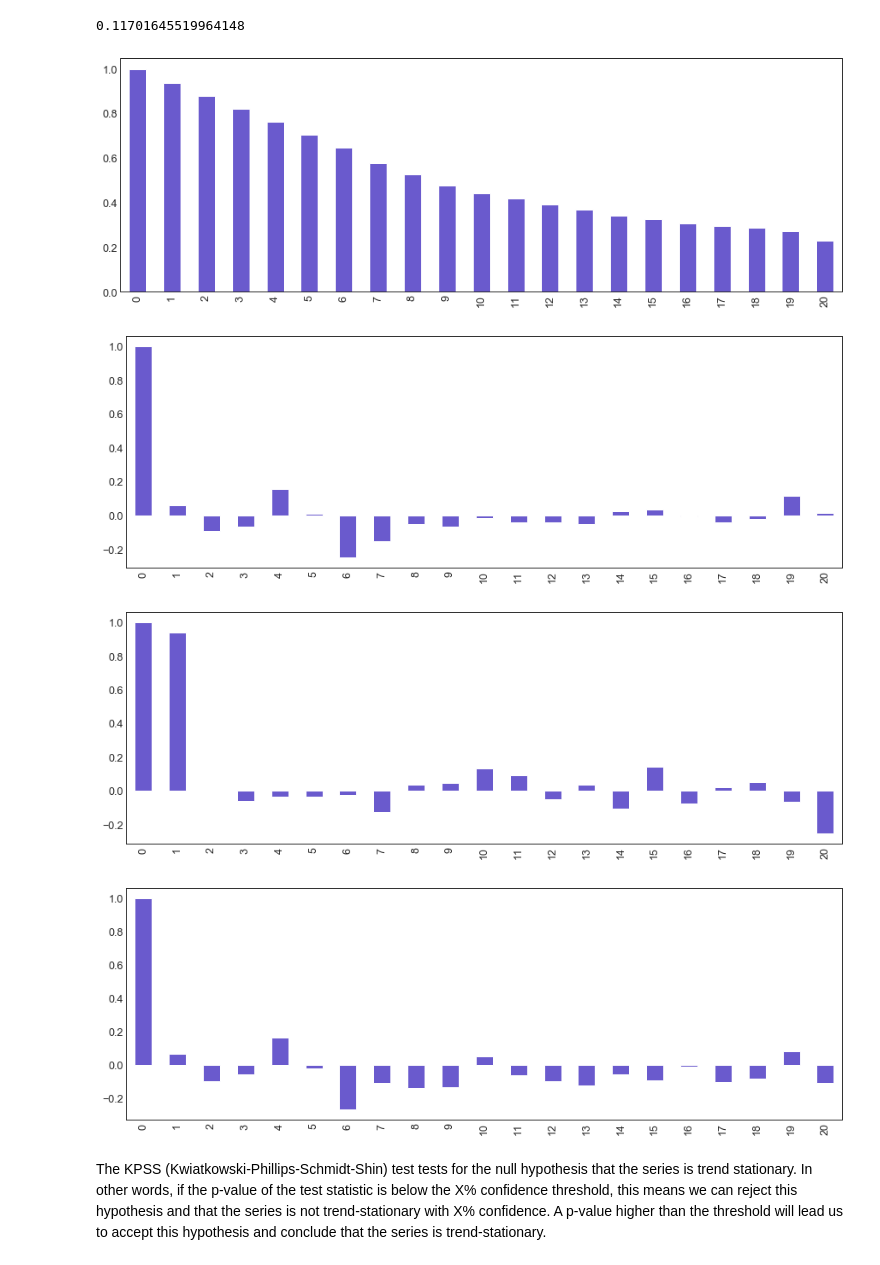
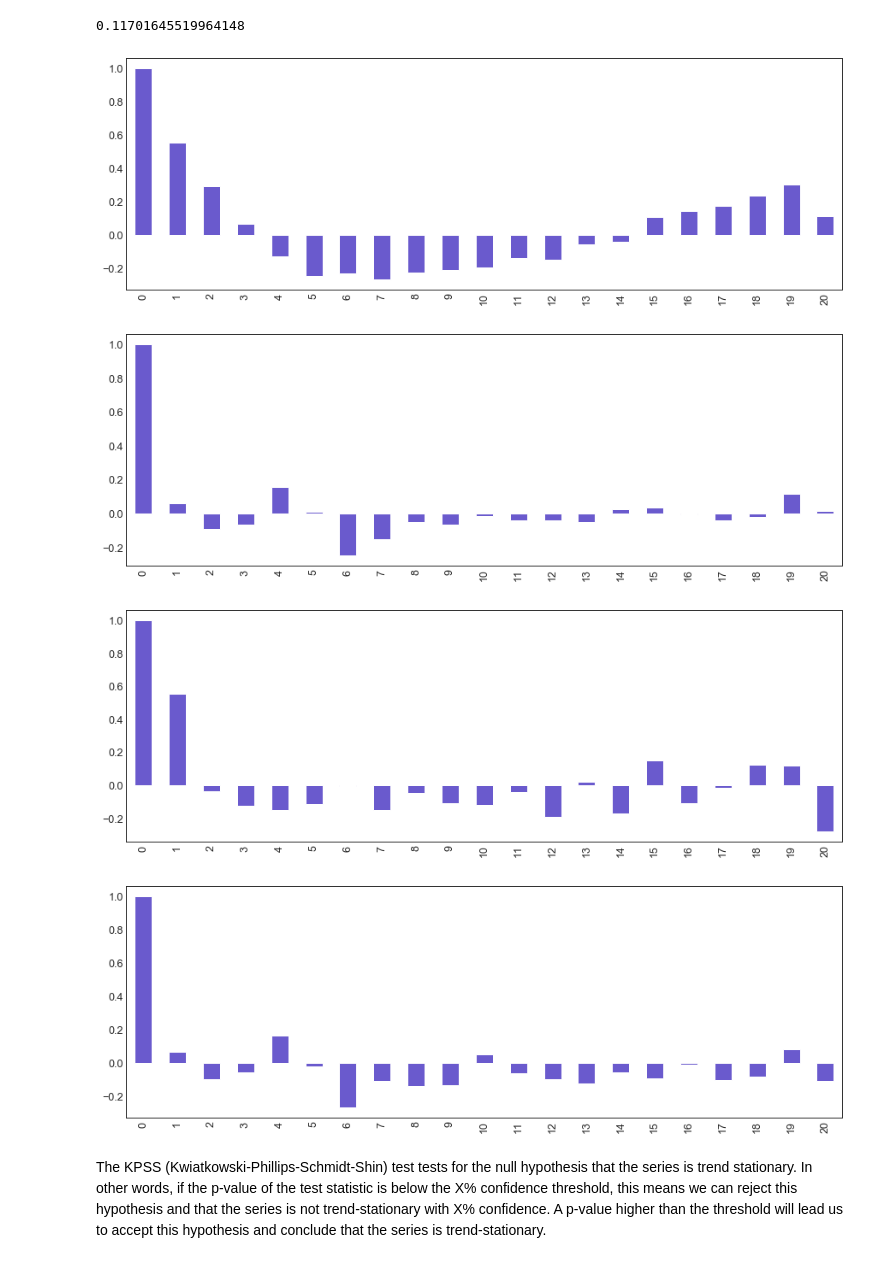
Before and after one commit to velmavasquez/Natural-Gas-Project, a Jupyter notebook: notebooks/Wilson-Time Series.ipynb, the cells around one changed output. Saved outputs shown, nothing was run; the diff lists cells and outputs as text; code cells hidden in the pictures.

```diff
--- a/notebooks/Wilson-Time Series.ipynb
+++ b/notebooks/Wilson-Time Series.ipynb
@@ -315,21 +321,23 @@ model_Exp_RMSE
 # %%
 df_hh["Log HH Price Upd Diff"] = df_HH["Log HH Price Upd"] - df_HH["Log HH Price Upd Shift 1"]
 
-ts = df_HH["Log HH Price Upd"]
+#ts = df_HH["Log HH Price Upd"]
+ts = residual
+ts = ts.dropna()
 ts_diff = df_hh["Log HH Price Upd Diff"]
 ts_diff.dropna(inplace = True)
 
 log_acf = acf(ts,nlags=20)
 ACF_log = pd.Series(log_acf)
 ACF_log.plot(kind = "bar",color="Slateblue")
 plt.show()
 
 lag_log_acf = acf(ts_diff, nlags=20)
 ACF_lag_log = pd.Series(lag_log_acf)
 ACF_lag_log.plot(kind = "bar",color="Slateblue")
 plt.show()
 # %% [output]
-[figure, old version]
+[figure, new version]
 [figure]
 # %%
 log_pacf = pacf(ts,nlags=20, method='ols')
@@ -342,7 +350,7 @@ PACF_lag_log = pd.Series(lag_log_pacf)
 PACF_lag_log.plot(kind = "bar",color="Slateblue")
 plt.show()
 # %% [output]
-[figure, old version]
+[figure, new version]
 [figure]
 # %% [markdown]
 The KPSS (Kwiatkowski-Phillips-Schmidt-Shin) test tests for the null hypothesis that the series is trend stationary. In other words, if the p-value of the test statistic is below the X% confidence threshold, this means we can reject this hypothesis and that the series is not trend-stationary with X% confidence. A p-value higher than the threshold will lead us to accept this hypothesis and conclude that the series is trend-stationary.
```
Also changed, not shown: parts of 9 cells of this notebook, 3 other files.
